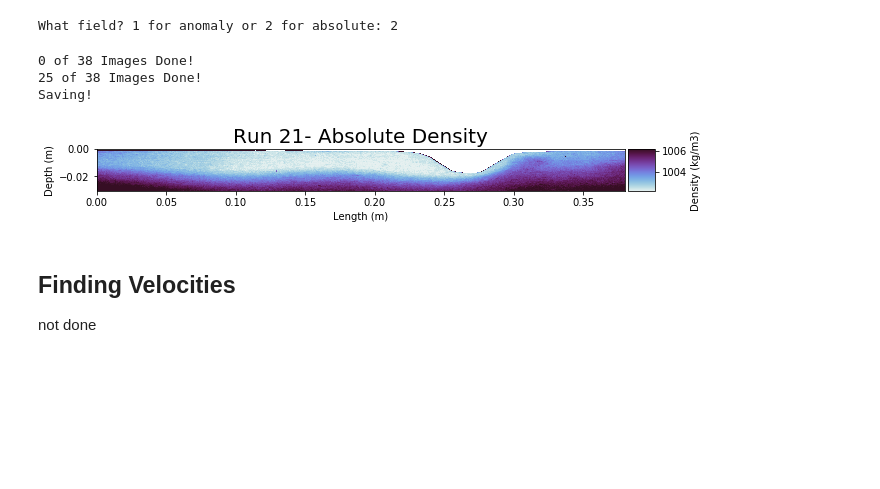
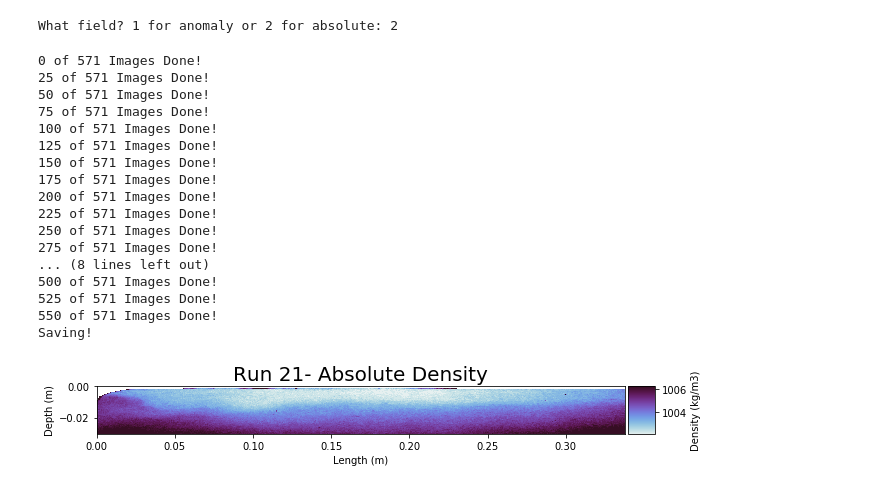
Before and after one commit to callummshaw/Lab_Ridge, a Jupyter notebook: Code/Short Term Visualisation .ipynb, the cells around one changed output. Cells and saved outputs as stored; diff of their text form; code cells hidden in the pictures; blank space fills up the shorter version.

```diff
--- a/Code/Short Term Visualisation .ipynb
+++ b/Code/Short Term Visualisation .ipynb
@@ -38,8 +38,6 @@ print('Data read')
 rho_bottom = data.iloc[run_num-1, 8]
 rho_top = data.iloc[run_num-1, 7]
 depth = data.iloc[run_num-1, 3]
-
-tank_length=.38 #important for video
 # %% [output]
 Run number:21
 Data read
@@ -89,6 +87,9 @@ The top and bottom of the profile need to be fixed up
 # %%
 # fixing up the top of the profile, making it have a constant value
 splintensity=np.copy(intensity)
+
+#determining the length of picture
+length_ratio = depth/splintensity.shape[0]
 
 plt.figure()
 plt.plot(intensity,depth_array)
@@ -218,6 +218,7 @@ for i in range(no_images):
         density_filt=signal.medfilt2d(den[50:,:],3)
 
         plt_depth=depth
+        tank_length=length_ratio*density_filt.shape[1]
 
     if what_field == 2:
 
@@ -227,48 +228,61 @@ for i in range(no_images):
         cut=600
         plt_depth=depth/718*(718-cut)
 
-
         den=density[:,50:-50]
         den[den>rho_bottom+2]=np.nan
         density_filt=signal.medfilt2d(den[:cut,:],3)
 
+        tank_length=length_ratio*density_filt.shape[1]
+
         cmap = cmo.cm.dense
         vmin=rho_top
         vmax=rho_top+4
+
 
     plt.xlabel('Length (m)')
     plt.ylabel('Depth (m)')
     plt.title(title, fontsize=20)
 
 
     im=plt.imshow(density_filt, cmap=cmap, animated=True, vmin=vmin,vmax=vmax, extent=[0,tank_length,-plt_depth,0])
     ims.append([im])
 
     if i % 25 == 0:
         print('{} of {} Images Done!'.format(i,no_images))
 
 ani = animation.ArtistAnimation(fig, ims, interval=125, blit=True,
                                 repeat_delay=1000)
 
 
 #colorbar
 
 ax = plt.gca()
 divider = make_axes_locatable(ax)
 cax = divider.append_axes("right", size="5%", pad=0.05)
 cbar=plt.colorbar(im, cax=cax)
 cbar.set_label('Density (kg/m3)', rotation=90)
 
 
 print('Saving!')
 
 writer = animation.writers['ffmpeg']
 ani.save('{}/densityfields/{}.mp4'.format(os.path.dirname(foreground_path[0]),save_name), dpi=400)
 # %% [output]
-0 of 38 Images Done!
-25 of 38 Images Done!
+0 of 571 Images Done!
+25 of 571 Images Done!
+50 of 571 Images Done!
+75 of 571 Images Done!
+100 of 571 Images Done!
+125 of 571 Images Done!
+150 of 571 Images Done!
+175 of 571 Images Done!
+200 of 571 Images Done!
+225 of 571 Images Done!
+250 of 571 Images Done!
+275 of 571 Images Done!
+... (8 lines left out)
+500 of 571 Images Done!
+525 of 571 Images Done!
+550 of 571 Images Done!
 Saving!
-[figure, old version]
+[figure, new version]
-# %% [markdown]
-## Finding Velocities
-not done
```
Also changed, not shown: parts of 18 cells of this notebook.
